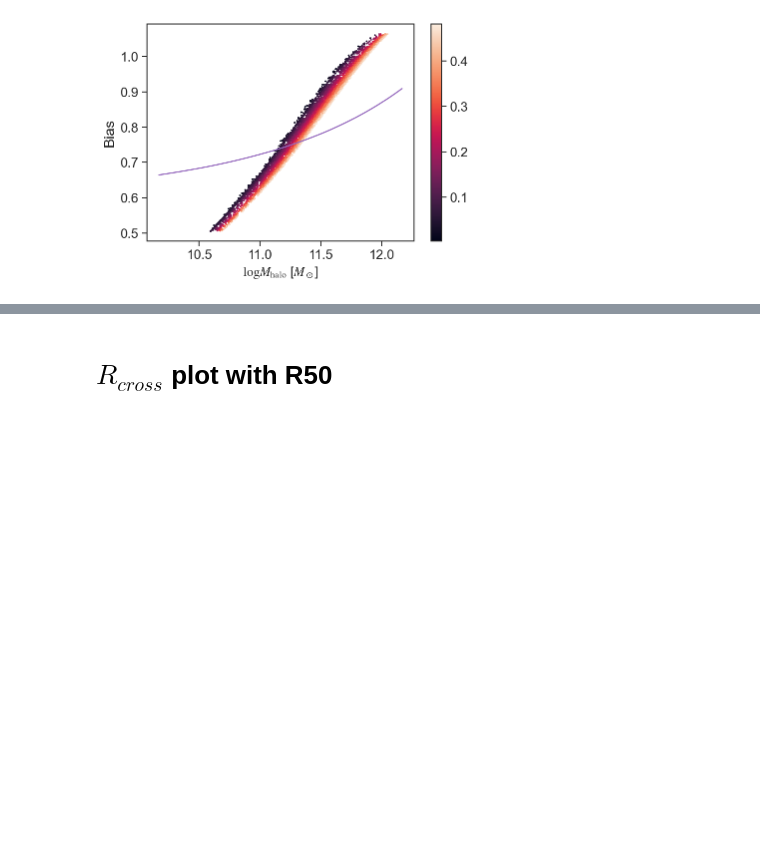
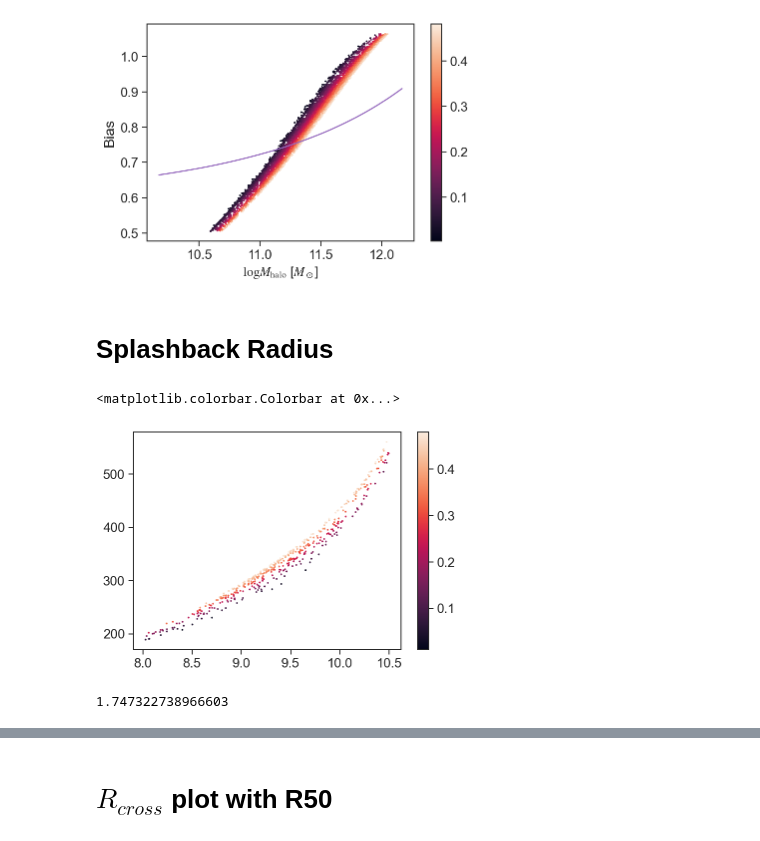
Before and after one commit to mattcwilde/1halo2halo, a Jupyter notebook: haloclustering/plotting/plots.ipynb, the cells around one changed output, grey strips where cells are left out. Cells and saved outputs as stored; diff of their text form; code cells hidden in the pictures; blank space fills up the shorter version.

```diff
--- a/haloclustering/plotting/plots.ipynb
+++ b/haloclustering/plotting/plots.ipynb
@@ -273,3 +287,24 @@ plt.ylabel('Bias')
 # %% [output]
 Text(0, 0.5, 'Bias')
 [figure]
+# %% [markdown]
+# Splashback Radius
+# %%
+from colossus.lss import peaks
+from colossus.halo import splashback
+
+upperm = 10**10.5
+sdf = df.query('1e8 < mstars < @upperm')
+mstars = np.log10(sdf.mstars.values)
+redshift = sdf.z.values
+logmhalo = np.array([caprop.calchalomass(m, z) for m, z in zip(mstars, redshift)])
+M200m = 10**logmhalo # already M200m not c i think
+z = sdf.z
+nu200m = peaks.peakHeight(M200m, z)
+RspR200m, mask = splashback.splashbackModel('RspR200m', nu200m = nu200m, z = z, rspdef='sp-apr-mn')
+
+plt.scatter(mstars, RspR200m*sdf.rvir*(1+z)/cosmo.h, s=1, c=z)
+plt.colorbar()
+# %% [output]
+<matplotlib.colorbar.Colorbar at 0x...>
+[figure, added]
@@ -275,0 +320,4 @@ Text(0, 0.5, 'Bias')
+# %%
+RspR200m/cosmo.h
+# %% [output]
+1.747322738966603
```
Also changed, not shown: parts of 27 cells of this notebook.
